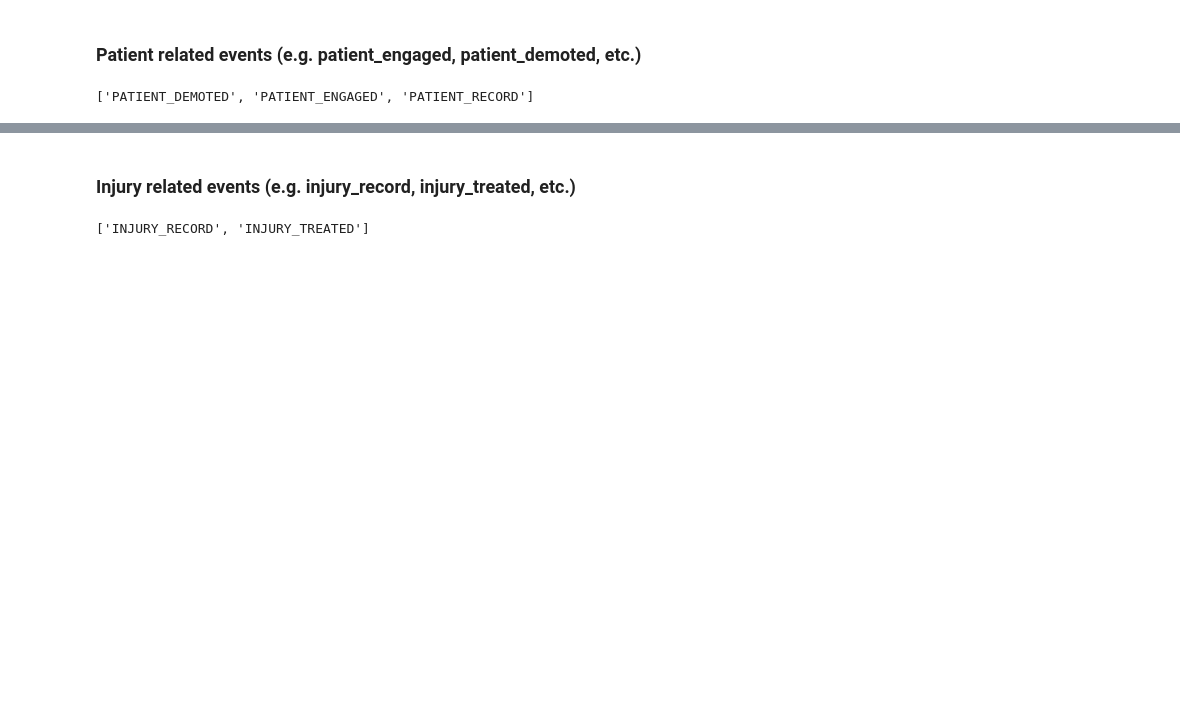
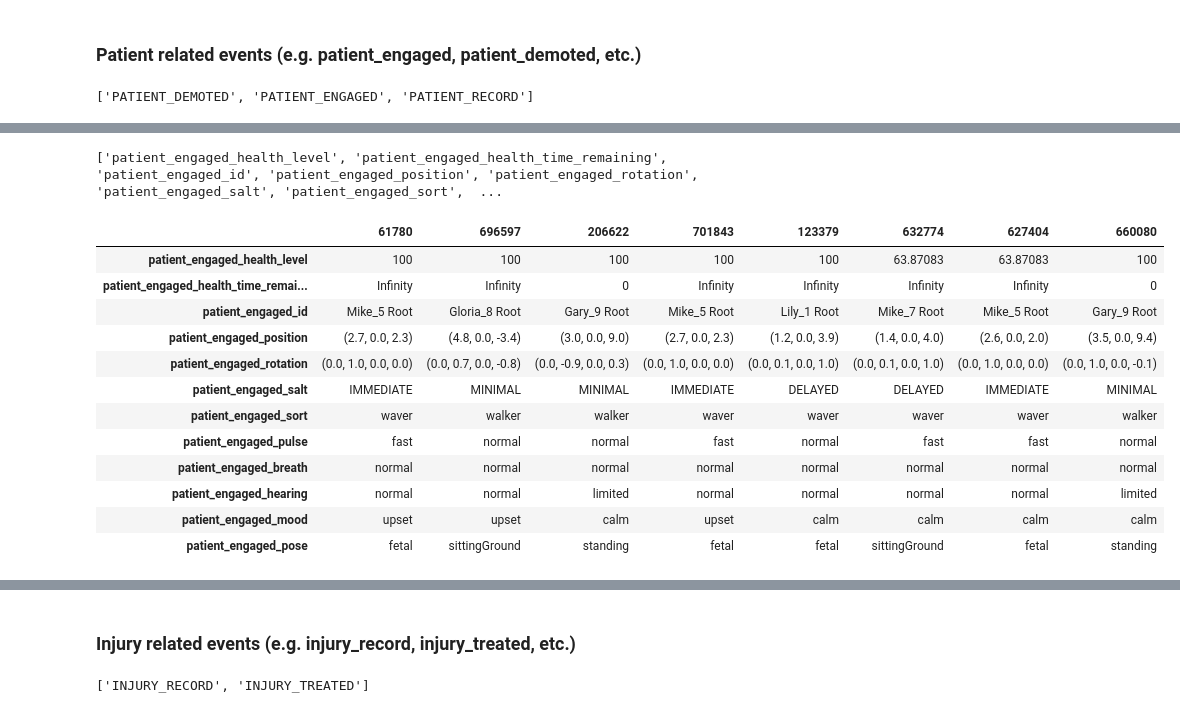
Before and after one commit to dbabbitt/itm-analysis-reporting-1, a Jupyter notebook: maintenance/How to Use the Data.ipynb, the cells around one changed output, grey strips where cells are left out. Drawn from its saved outputs; the diff is of its cells as text; code cells hidden in the pictures; blank space fills up the shorter version.

```diff
--- a/maintenance/How to Use the Data.ipynb
+++ b/maintenance/How to Use the Data.ipynb
@@ -108,0 +166,23 @@ sorted(patient_sort_set)
+# %%
+
+mask_series = frvrs_logs_df.columns.map(lambda x: str(x).startswith('patient_engaged_'))
+columns_list = frvrs_logs_df.columns[mask_series].tolist()
+print(columns_list)
+mask_series = False
+for cn in columns_list: mask_series |= ~frvrs_logs_df[cn].isnull()
+frvrs_logs_df[mask_series][columns_list].sample(8).dropna(axis='columns', how='all').T
+# %% [output]
+['patient_engaged_health_level', 'patient_engaged_health_time_remaining', 'patient_engaged_id', 'patient_engaged_position', 'patient_engaged_rotation', 'patient_engaged_salt', 'patient_engaged_sort',  ...
+|  | 61780 | 696597 | 206622 | 701843 | 123379 | 632774 | 627404 | 660080 |
+| patient_engaged_health_level | 100 | 100 | 100 | 100 | 100 | 63.87083 | 63.87083 | 100 |
+| patient_engaged_health_time_remai... | Infinity | Infinity | 0 | Infinity | Infinity | Infinity | Infinity | 0 |
+| patient_engaged_id | Mike_5 Root | Gloria_8 Root | Gary_9 Root | Mike_5 Root | Lily_1 Root | Mike_7 Root | Mike_5 Root | Gary_9 Root |
+| patient_engaged_position | (2.7, 0.0, 2.3) | (4.8, 0.0, -3.4) | (3.0, 0.0, 9.0) | (2.7, 0.0, 2.3) | (1.2, 0.0, 3.9) | (1.4, 0.0, 4.0) | (2.6, 0.0, 2.0) | (3.5, 0.0, 9.4) |
+| patient_engaged_rotation | (0.0, 1.0, 0.0, 0.0) | (0.0, 0.7, 0.0, -0.8) | (0.0, -0.9, 0.0, 0.3) | (0.0, 1.0, 0.0, 0.0) | (0.0, 0.1, 0.0, 1.0) | (0.0, 0.1, 0.0, 1.0) | (0.0, 1.0, 0.0, 0.0) | (0.0, 1.0, 0.0, -0.1) |
+| patient_engaged_salt | IMMEDIATE | MINIMAL | MINIMAL | IMMEDIATE | DELAYED | DELAYED | IMMEDIATE | MINIMAL |
+| patient_engaged_sort | waver | walker | walker | waver | waver | waver | waver | walker |
+| patient_engaged_pulse | fast | normal | normal | fast | normal | fast | fast | normal |
+| patient_engaged_breath | normal | normal | normal | normal | normal | normal | normal | normal |
+| patient_engaged_hearing | normal | normal | limited | normal | normal | normal | normal | limited |
+| patient_engaged_mood | upset | upset | calm | upset | calm | calm | calm | calm |
+| patient_engaged_pose | fetal | sittingGround | standing | fetal | fetal | sittingGround | fetal | standing |
```
Also changed, not shown: parts of 86 cells of this notebook, 4 other files.
